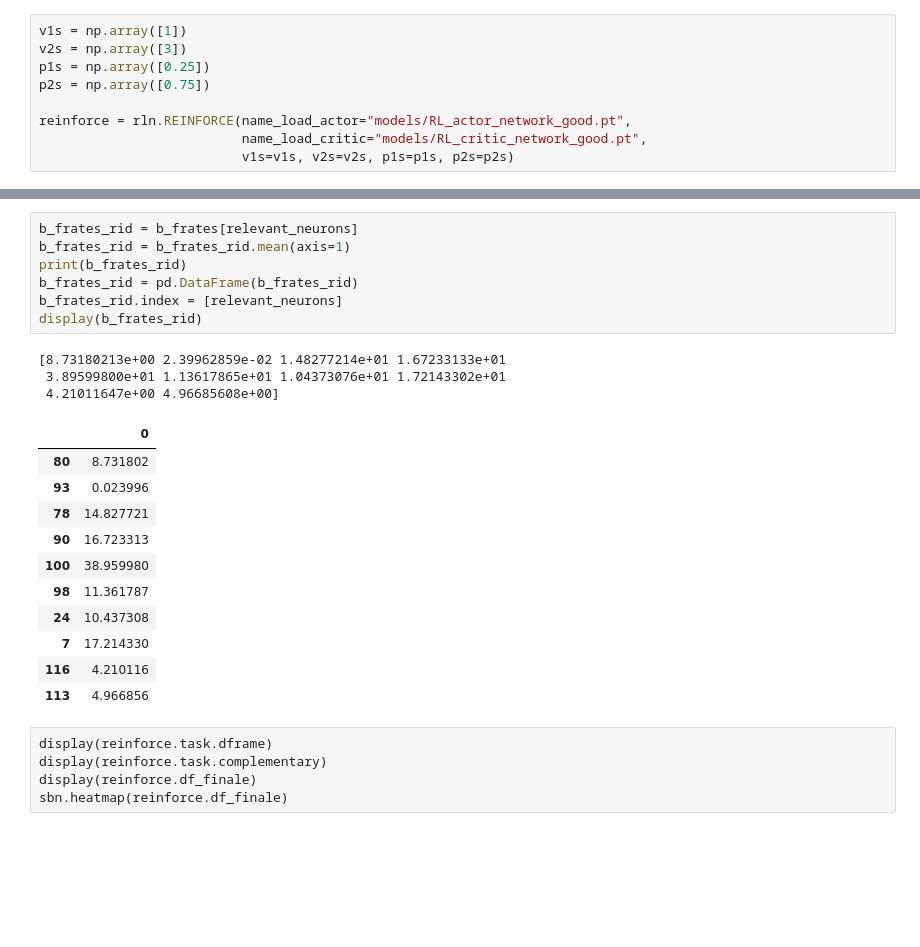
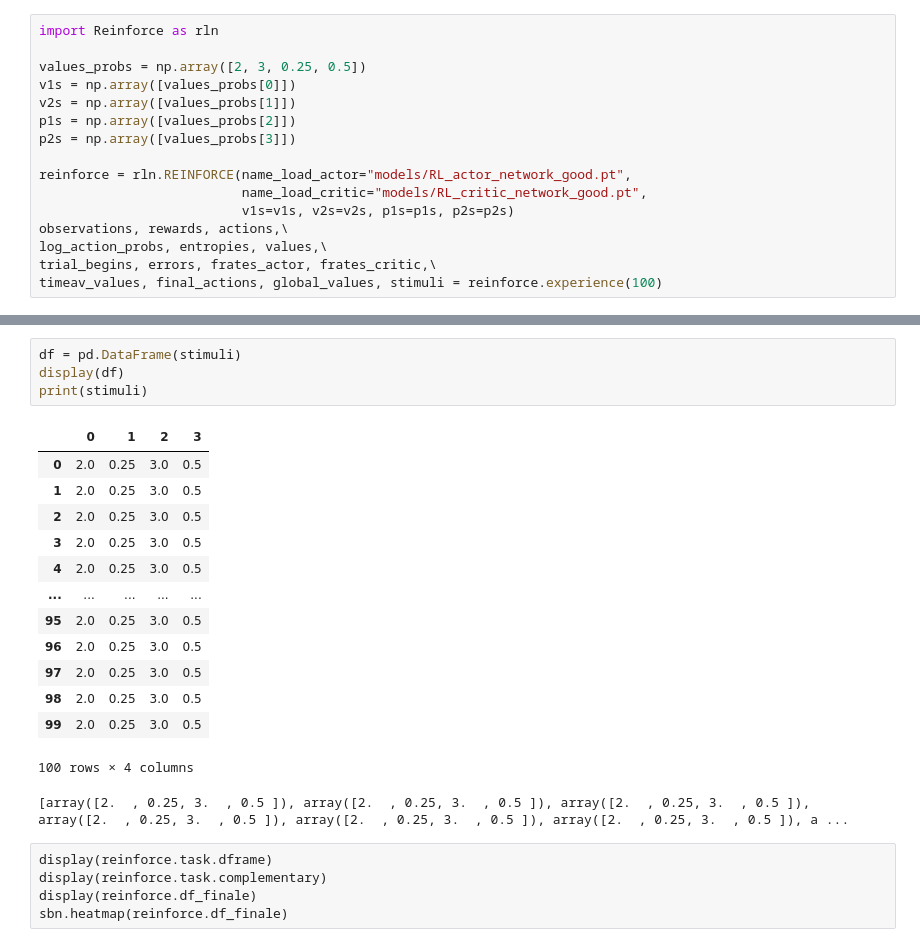
Before and after one commit to MartiniMarittimo/ActorCritic_classifiers, a Jupyter notebook: relevant_neurons_analysis.ipynb, the cells around one changed output, grey strips where cells are left out. Saved outputs shown, nothing was run; the diff lists cells and outputs as text; blank space fills up the shorter version.

```diff
--- a/relevant_neurons_analysis.ipynb
+++ b/relevant_neurons_analysis.ipynb
@@ -19,9 +133,16 @@ import Reinforce as rln
 # %%
-v1s = np.array([1])
-v2s = np.array([3])
-p1s = np.array([0.25])
-p2s = np.array([0.75])
+import Reinforce as rln
+
+values_probs = np.array([2, 3, 0.25, 0.5])
+v1s = np.array([values_probs[0]])
+v2s = np.array([values_probs[1]])
+p1s = np.array([values_probs[2]])
+p2s = np.array([values_probs[3]])
 
 reinforce = rln.REINFORCE(name_load_actor="models/RL_actor_network_good.pt",
                           name_load_critic="models/RL_critic_network_good.pt",
                           v1s=v1s, v2s=v2s, p1s=p1s, p2s=p2s)
+observations, rewards, actions,\
+log_action_probs, entropies, values,\
+trial_begins, errors, frates_actor, frates_critic,\
+timeav_values, final_actions, global_values, stimuli = reinforce.experience(100)
@@ -279,25 +151,22 @@ b= [-1.]
-# %%
-b_frates_rid = b_frates[relevant_neurons]
-b_frates_rid = b_frates_rid.mean(axis=1)
-print(b_frates_rid)
-b_frates_rid = pd.DataFrame(b_frates_rid)
-b_frates_rid.index = [relevant_neurons]
-display(b_frates_rid)
-# %% [output]
-[8.73180213e+00 2.39962859e-02 1.48277214e+01 1.67233133e+01
- 3.89599800e+01 1.13617865e+01 1.04373076e+01 1.72143302e+01
- 4.21011647e+00 4.96685608e+00]
-|  | 0 |
-| 80 | 8.731802 |
-| 93 | 0.023996 |
-| 78 | 14.827721 |
-| 90 | 16.723313 |
-| 100 | 38.959980 |
-| 98 | 11.361787 |
-| 24 | 10.437308 |
-| 7 | 17.214330 |
-| 116 | 4.210116 |
-| 113 | 4.966856 |
+# %%
+df = pd.DataFrame(stimuli)
+display(df)
+print(stimuli)
+# %% [output]
+|  | 0 | 1 | 2 | 3 |
+| 0 | 2.0 | 0.25 | 3.0 | 0.5 |
+| 1 | 2.0 | 0.25 | 3.0 | 0.5 |
+| 2 | 2.0 | 0.25 | 3.0 | 0.5 |
+| 3 | 2.0 | 0.25 | 3.0 | 0.5 |
+| 4 | 2.0 | 0.25 | 3.0 | 0.5 |
+| ... | ... | ... | ... | ... |
+| 95 | 2.0 | 0.25 | 3.0 | 0.5 |
+| 96 | 2.0 | 0.25 | 3.0 | 0.5 |
+| 97 | 2.0 | 0.25 | 3.0 | 0.5 |
+| 98 | 2.0 | 0.25 | 3.0 | 0.5 |
+| 99 | 2.0 | 0.25 | 3.0 | 0.5 |
+100 rows × 4 columns
+[array([2.  , 0.25, 3.  , 0.5 ]), array([2.  , 0.25, 3.  , 0.5 ]), array([2.  , 0.25, 3.  , 0.5 ]), array([2.  , 0.25, 3.  , 0.5 ]), array([2.  , 0.25, 3.  , 0.5 ]), array([2.  , 0.25, 3.  , 0.5 ]), a ...
 # %% [raw]
 display(reinforce.task.dframe)
 display(reinforce.task.complementary)
```
Also changed, not shown: parts of 25 cells of this notebook, 7 other files.
